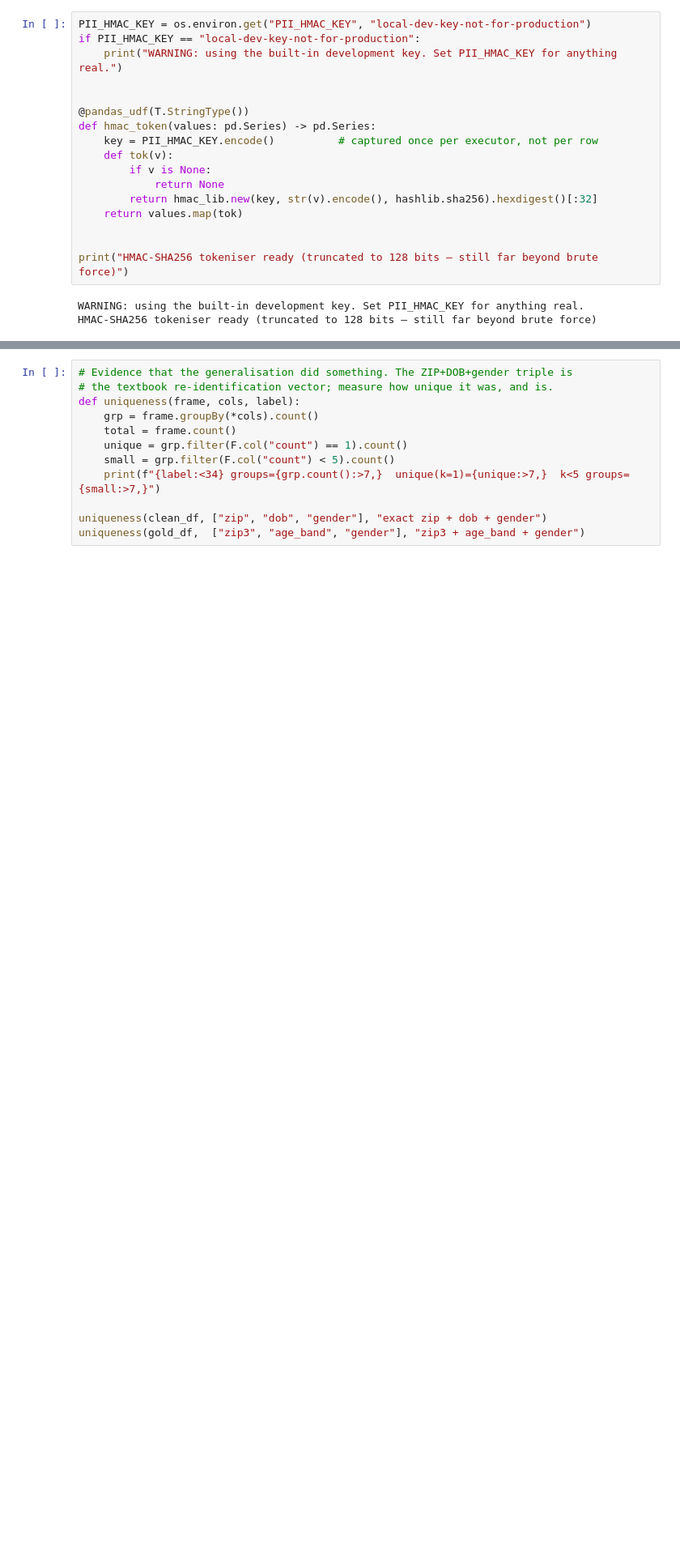
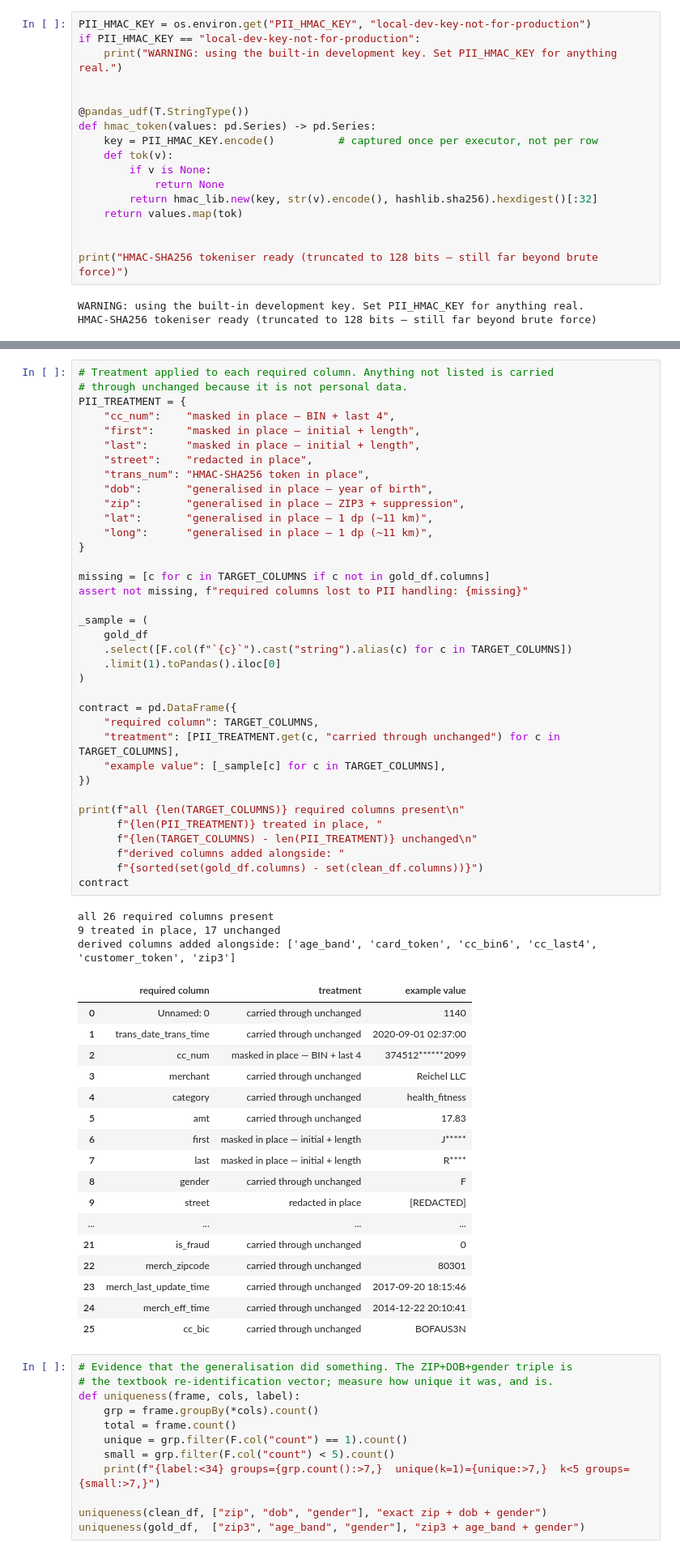
Before and after one commit to rongshiu/paynet_iv, a Jupyter notebook: notebooks/01_credit_card_transactions.ipynb, the cells around one changed output, grey strips where cells are left out. Shown at 81% size. Drawn from its saved outputs; the diff is of its cells as text; blank space fills up the shorter version.

```diff
--- a/notebooks/01_credit_card_transactions.ipynb
+++ b/notebooks/01_credit_card_transactions.ipynb
@@ -1394,3 +1481,60 @@ dropped or generalised: ['dob', 'first', 'last', 'lat', 'long', 'name_quality',
+# %%
+# Treatment applied to each required column. Anything not listed is carried
+# through unchanged because it is not personal data.
+PII_TREATMENT = {
+    "cc_num":    "masked in place — BIN + last 4",
+    "first":     "masked in place — initial + length",
+    "last":      "masked in place — initial + length",
+    "street":    "redacted in place",
+    "trans_num": "HMAC-SHA256 token in place",
+    "dob":       "generalised in place — year of birth",
+    "zip":       "generalised in place — ZIP3 + suppression",
+    "lat":       "generalised in place — 1 dp (~11 km)",
+    "long":      "generalised in place — 1 dp (~11 km)",
+}
+
+missing = [c for c in TARGET_COLUMNS if c not in gold_df.columns]
+assert not missing, f"required columns lost to PII handling: {missing}"
+
+_sample = (
+    gold_df
+    .select([F.col(f"`{c}`").cast("string").alias(c) for c in TARGET_COLUMNS])
+    .limit(1).toPandas().iloc[0]
+)
+
+contract = pd.DataFrame({
+    "required column": TARGET_COLUMNS,
+    "treatment": [PII_TREATMENT.get(c, "carried through unchanged") for c in TARGET_COLUMNS],
+    "example value": [_sample[c] for c in TARGET_COLUMNS],
+})
+
+print(f"all {len(TARGET_COLUMNS)} required columns present\n"
+      f"{len(PII_TREATMENT)} treated in place, "
+      f"{len(TARGET_COLUMNS) - len(PII_TREATMENT)} unchanged\n"
+      f"derived columns added alongside: "
+      f"{sorted(set(gold_df.columns) - set(clean_df.columns))}")
+contract
+# %% [output]
+all 26 required columns present
+9 treated in place, 17 unchanged
+derived columns added alongside: ['age_band', 'card_token', 'cc_bin6', 'cc_last4', 'customer_token', 'zip3']
+|  | required column | treatment | example value |
+| 0 | Unnamed: 0 | carried through unchanged | 1140 |
+| 1 | trans_date_trans_time | carried through unchanged | 2020-09-01 02:37:00 |
+| 2 | cc_num | masked in place — BIN + last 4 | 374512******2099 |
+| 3 | merchant | carried through unchanged | Reichel LLC |
+| 4 | category | carried through unchanged | health_fitness |
+| 5 | amt | carried through unchanged | 17.83 |
+| 6 | first | masked in place — initial + length | J***** |
+| 7 | last | masked in place — initial + length | R**** |
+| 8 | gender | carried through unchanged | F |
+| 9 | street | redacted in place | [REDACTED] |
+| ... | ... | ... | ... |
+| 21 | is_fraud | carried through unchanged | 0 |
+| 22 | merch_zipcode | carried through unchanged | 80301 |
+| 23 | merch_last_update_time | carried through unchanged | 2017-09-20 18:15:46 |
+| 24 | merch_eff_time | carried through unchanged | 2014-12-22 20:10:41 |
+| 25 | cc_bic | carried through unchanged | BOFAUS3N |
 # %%
 # Evidence that the generalisation did something. The ZIP+DOB+gender triple is
 # the textbook re-identification vector; measure how unique it was, and is.
```
Also changed, not shown: parts of 12 cells of this notebook, 1 other file.
